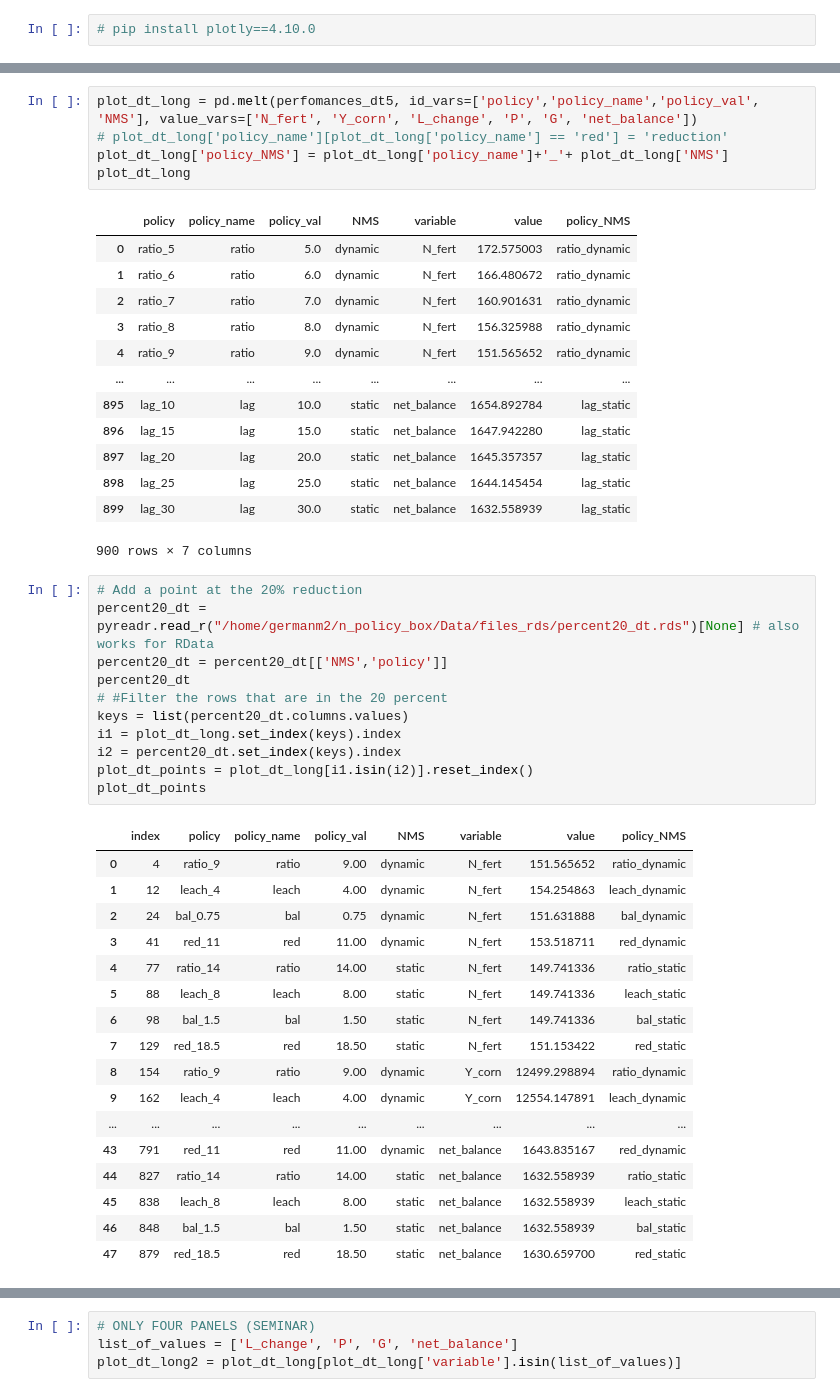
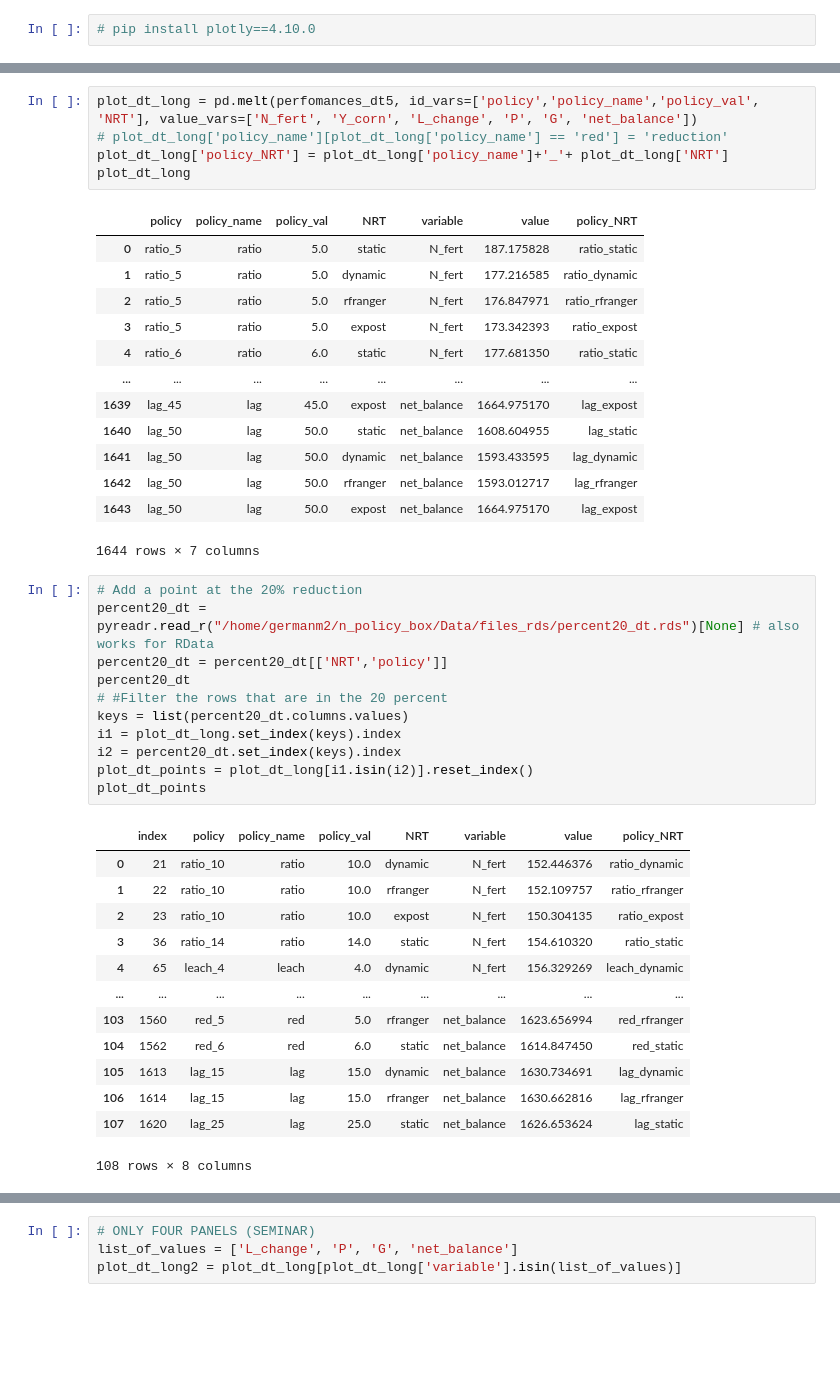
Before and after one commit to germanmandrini/n_policy, a Jupyter notebook: Codes/5b_value_policies_comp.ipynb, the cells around one changed output, grey strips where cells are left out. Saved outputs shown, nothing was run; the diff lists cells and outputs as text; blank space fills up the shorter version.

```diff
--- a/Codes/5b_value_policies_comp.ipynb
+++ b/Codes/5b_value_policies_comp.ipynb
@@ -27,51 +27,47 @@ perfomances_dt5
 # %%
-plot_dt_long = pd.melt(perfomances_dt5, id_vars=['policy','policy_name','policy_val', 'NMS'], value_vars=['N_fert', 'Y_corn', 'L_change', 'P', 'G', 'net_balance'])
+plot_dt_long = pd.melt(perfomances_dt5, id_vars=['policy','policy_name','policy_val', 'NRT'], value_vars=['N_fert', 'Y_corn', 'L_change', 'P', 'G', 'net_balance'])
 # plot_dt_long['policy_name'][plot_dt_long['policy_name'] == 'red'] = 'reduction'
-plot_dt_long['policy_NMS'] = plot_dt_long['policy_name']+'_'+ plot_dt_long['NMS']
+plot_dt_long['policy_NRT'] = plot_dt_long['policy_name']+'_'+ plot_dt_long['NRT']
 plot_dt_long
 # %% [output]
-|  | policy | policy_name | policy_val | NMS | variable | value | policy_NMS |
-| 0 | ratio_5 | ratio | 5.0 | dynamic | N_fert | 172.575003 | ratio_dynamic |
-| 1 | ratio_6 | ratio | 6.0 | dynamic | N_fert | 166.480672 | ratio_dynamic |
-| 2 | ratio_7 | ratio | 7.0 | dynamic | N_fert | 160.901631 | ratio_dynamic |
-| 3 | ratio_8 | ratio | 8.0 | dynamic | N_fert | 156.325988 | ratio_dynamic |
-| 4 | ratio_9 | ratio | 9.0 | dynamic | N_fert | 151.565652 | ratio_dynamic |
+|  | policy | policy_name | policy_val | NRT | variable | value | policy_NRT |
+| 0 | ratio_5 | ratio | 5.0 | static | N_fert | 187.175828 | ratio_static |
+| 1 | ratio_5 | ratio | 5.0 | dynamic | N_fert | 177.216585 | ratio_dynamic |
+| 2 | ratio_5 | ratio | 5.0 | rfranger | N_fert | 176.847971 | ratio_rfranger |
+| 3 | ratio_5 | ratio | 5.0 | expost | N_fert | 173.342393 | ratio_expost |
+| 4 | ratio_6 | ratio | 6.0 | static | N_fert | 177.681350 | ratio_static |
 | ... | ... | ... | ... | ... | ... | ... | ... |
-| 895 | lag_10 | lag | 10.0 | static | net_balance | 1654.892784 | lag_static |
-| 896 | lag_15 | lag | 15.0 | static | net_balance | 1647.942280 | lag_static |
-| 897 | lag_20 | lag | 20.0 | static | net_balance | 1645.357357 | lag_static |
-| 898 | lag_25 | lag | 25.0 | static | net_balance | 1644.145454 | lag_static |
-| 899 | lag_30 | lag | 30.0 | static | net_balance | 1632.558939 | lag_static |
+| 1639 | lag_45 | lag | 45.0 | expost | net_balance | 1664.975170 | lag_expost |
+| 1640 | lag_50 | lag | 50.0 | static | net_balance | 1608.604955 | lag_static |
+| 1641 | lag_50 | lag | 50.0 | dynamic | net_balance | 1593.433595 | lag_dynamic |
+| 1642 | lag_50 | lag | 50.0 | rfranger | net_balance | 1593.012717 | lag_rfranger |
+| 1643 | lag_50 | lag | 50.0 | expost | net_balance | 1664.975170 | lag_expost |
-900 rows × 7 columns
+1644 rows × 7 columns
 # %%
 # Add a point at the 20% reduction
 percent20_dt = pyreadr.read_r("/home/germanm2/n_policy_box/Data/files_rds/percent20_dt.rds")[None] # also works for RData
-percent20_dt = percent20_dt[['NMS','policy']]
+percent20_dt = percent20_dt[['NRT','policy']]
 percent20_dt
 # #Filter the rows that are in the 20 percent
 keys = list(percent20_dt.columns.values)
 i1 = plot_dt_long.set_index(keys).index
 i2 = percent20_dt.set_index(keys).index
 plot_dt_points = plot_dt_long[i1.isin(i2)].reset_index()
 plot_dt_points
 # %% [output]
-|  | index | policy | policy_name | policy_val | NMS | variable | value | policy_NMS |
-| 0 | 4 | ratio_9 | ratio | 9.00 | dynamic | N_fert | 151.565652 | ratio_dynamic |
-| 1 | 12 | leach_4 | leach | 4.00 | dynamic | N_fert | 154.254863 | leach_dynamic |
-| 2 | 24 | bal_0.75 | bal | 0.75 | dynamic | N_fert | 151.631888 | bal_dynamic |
-| 3 | 41 | red_11 | red | 11.00 | dynamic | N_fert | 153.518711 | red_dynamic |
-| 4 | 77 | ratio_14 | ratio | 14.00 | static | N_fert | 149.741336 | ratio_static |
-| 5 | 88 | leach_8 | leach | 8.00 | static | N_fert | 149.741336 | leach_static |
-| 6 | 98 | bal_1.5 | bal | 1.50 | static | N_fert | 149.741336 | bal_static |
-| 7 | 129 | red_18.5 | red | 18.50 | static | N_fert | 151.153422 | red_static |
-| 8 | 154 | ratio_9 | ratio | 9.00 | dynamic | Y_corn | 12499.298894 | ratio_dynamic |
-| 9 | 162 | leach_4 | leach | 4.00 | dynamic | Y_corn | 12554.147891 | leach_dynamic |
+|  | index | policy | policy_name | policy_val | NRT | variable | value | policy_NRT |
+| 0 | 21 | ratio_10 | ratio | 10.0 | dynamic | N_fert | 152.446376 | ratio_dynamic |
+| 1 | 22 | ratio_10 | ratio | 10.0 | rfranger | N_fert | 152.109757 | ratio_rfranger |
+| 2 | 23 | ratio_10 | ratio | 10.0 | expost | N_fert | 150.304135 | ratio_expost |
+| 3 | 36 | ratio_14 | ratio | 14.0 | static | N_fert | 154.610320 | ratio_static |
+| 4 | 65 | leach_4 | leach | 4.0 | dynamic | N_fert | 156.329269 | leach_dynamic |
 | ... | ... | ... | ... | ... | ... | ... | ... | ... |
-| 43 | 791 | red_11 | red | 11.00 | dynamic | net_balance | 1643.835167 | red_dynamic |
-| 44 | 827 | ratio_14 | ratio | 14.00 | static | net_balance | 1632.558939 | ratio_static |
-| 45 | 838 | leach_8 | leach | 8.00 | static | net_balance | 1632.558939 | leach_static |
-| 46 | 848 | bal_1.5 | bal | 1.50 | static | net_balance | 1632.558939 | bal_static |
-| 47 | 879 | red_18.5 | red | 18.50 | static | net_balance | 1630.659700 | red_static |
+| 103 | 1560 | red_5 | red | 5.0 | rfranger | net_balance | 1623.656994 | red_rfranger |
+| 104 | 1562 | red_6 | red | 6.0 | static | net_balance | 1614.847450 | red_static |
+| 105 | 1613 | lag_15 | lag | 15.0 | dynamic | net_balance | 1630.734691 | lag_dynamic |
+| 106 | 1614 | lag_15 | lag | 15.0 | rfranger | net_balance | 1630.662816 | lag_rfranger |
+| 107 | 1620 | lag_25 | lag | 25.0 | static | net_balance | 1626.653624 | lag_static |
+108 rows × 8 columns
 # %%
 # importing packages
 import seaborn
```
Also changed, not shown: parts of 5 cells of this notebook, 3 other files.
